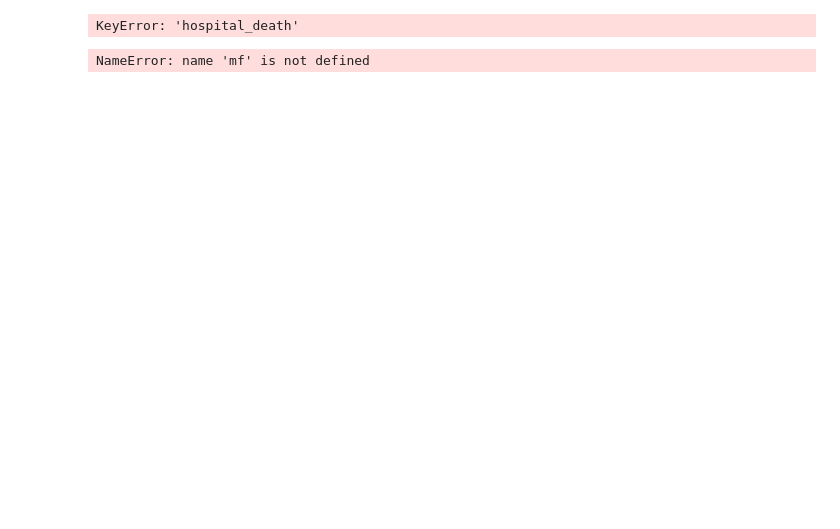
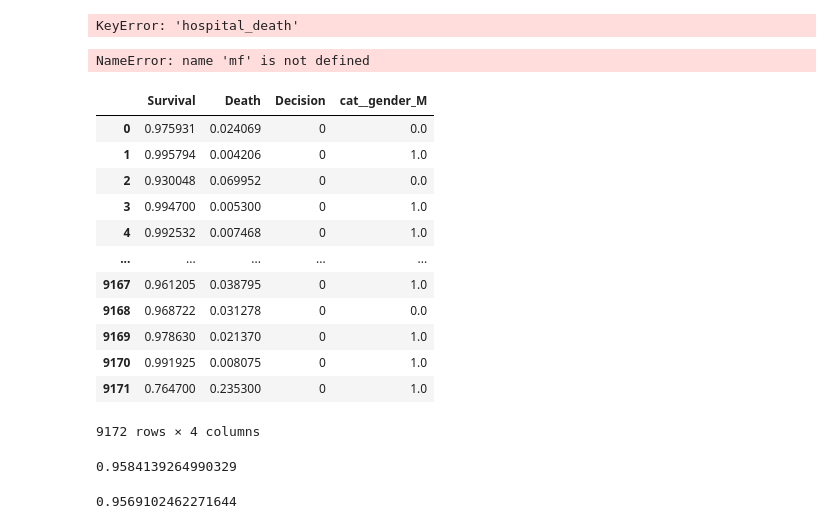
Before and after one commit to david-cons/2ix30, a Jupyter notebook: comparing_models.ipynb, the cells around one changed output. Cells and saved outputs as stored; diff of their text form; code cells hidden in the pictures; blank space fills up the shorter version.

```diff
--- a/comparing_models.ipynb
+++ b/comparing_models.ipynb
@@ -351,5 +351,5 @@ F-1 Score: 0.3346153846153846
 # %%
 from sklearn.ensemble import HistGradientBoostingClassifier
 
-clf = HistGradientBoostingClassifier(max_iter=100).fit(X_train, y_train)
+clf_gb = HistGradientBoostingClassifier(max_iter=100).fit(X_train, y_train)
 # %%
@@ -472,3 +473,35 @@ dpd = demographic_parity_difference(y_true=data['two_year_recid'],
 print("demographic parity diff: %.2f" % dpd)
 # %% [output]
 NameError: name 'mf' is not defined
+# %%
+probabilities = clf.predict_proba(X_test)
+predictions_gb = clf_gb.predict(X_test)
+probabilities = pd.DataFrame(probabilities, columns = ["Survival", "Death"])
+predictions_gb = pd.DataFrame(predictions_gb, columns = ["Decision"])
+X_test_sensitive = X_test[["cat__gender_M"]]
+
+gb_df = probabilities.merge(predictions_gb, left_index = True, right_index = True)
+gb_df = gb_df.merge(X_test_sensitive, left_index = True, right_index = True)
+gb_df
+# %% [output]
+|  | Survival | Death | Decision | cat__gender_M |
+| 0 | 0.975931 | 0.024069 | 0 | 0.0 |
+| 1 | 0.995794 | 0.004206 | 0 | 1.0 |
+| 2 | 0.930048 | 0.069952 | 0 | 0.0 |
+| 3 | 0.994700 | 0.005300 | 0 | 1.0 |
+| 4 | 0.992532 | 0.007468 | 0 | 1.0 |
+| ... | ... | ... | ... | ... |
+| 9167 | 0.961205 | 0.038795 | 0 | 1.0 |
+| 9168 | 0.968722 | 0.031278 | 0 | 0.0 |
+| 9169 | 0.978630 | 0.021370 | 0 | 1.0 |
+| 9170 | 0.991925 | 0.008075 | 0 | 1.0 |
+| 9171 | 0.764700 | 0.235300 | 0 | 1.0 |
+9172 rows × 4 columns
+# %%
+gb_df[(gb_df["cat__gender_M"] == 0.0) & (gb_df["Decision"] == 0)]["Decision"].count() / gb_df[gb_df["cat__gender_M"] == 0.0]["Decision"].count()
+# %% [output]
+0.9584139264990329
+# %%
+gb_df[(gb_df["cat__gender_M"] == 1.0) & (gb_df["Decision"] == 0)]["Decision"].count() / gb_df[gb_df["cat__gender_M"] == 1.0]["Decision"].count()
+# %% [output]
+0.9569102462271644
```
Also changed, not shown: parts of 21 cells of this notebook.
